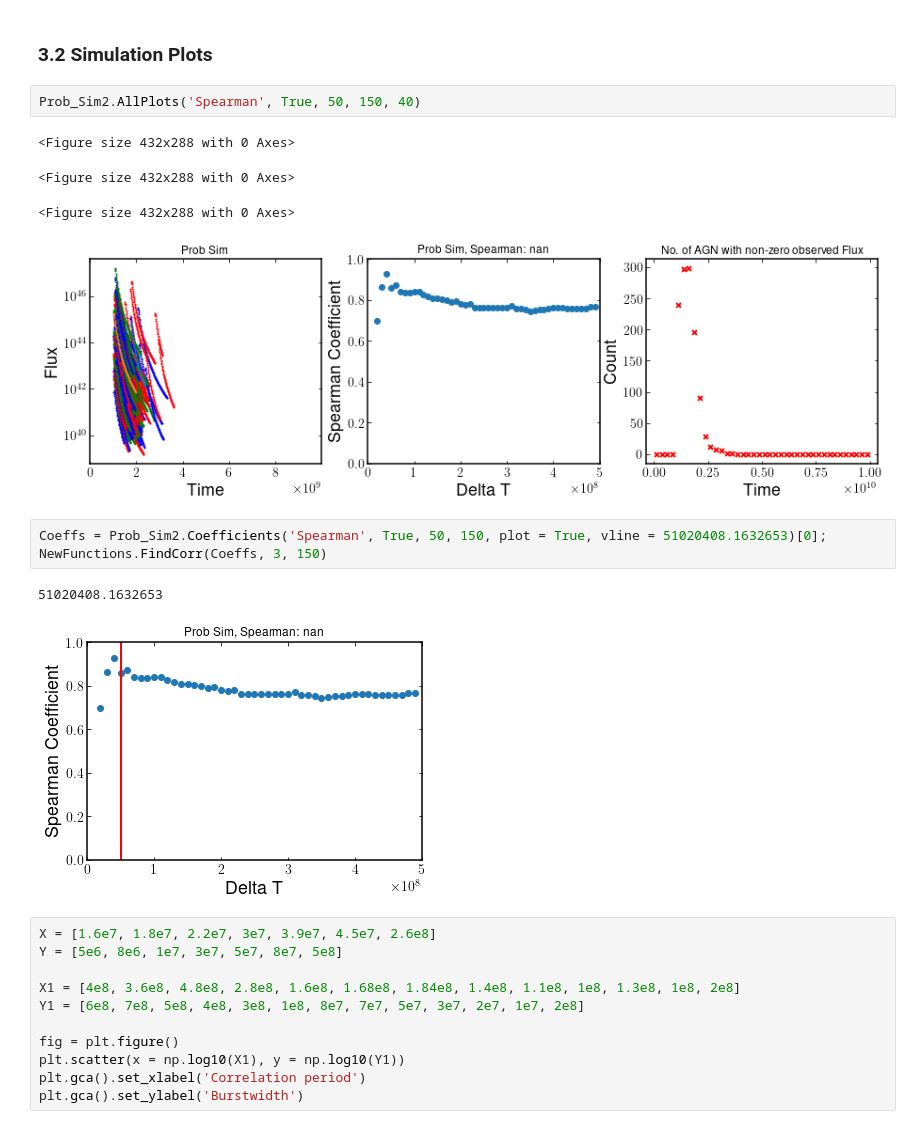
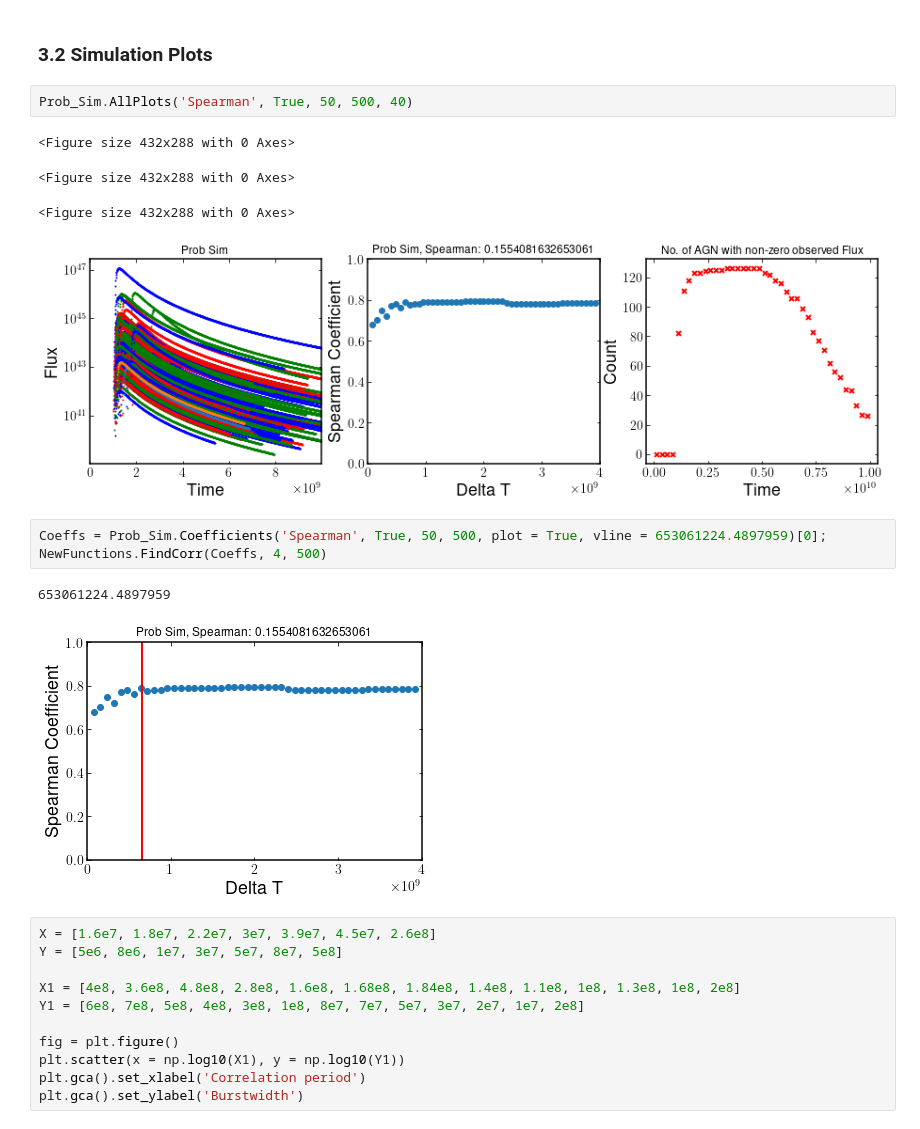
Before and after one commit to jr832jtr/MPhys-Project, a Jupyter notebook: MPhys.ipynb, the cells around one changed output. Drawn from its saved outputs; the diff is of its cells as text.

```diff
--- a/MPhys.ipynb
+++ b/MPhys.ipynb
@@ -126,18 +126,18 @@ Prob_Sim.msigma()
 # %% [markdown]
 ### 3.2 Simulation Plots
 # %%
-Prob_Sim2.AllPlots('Spearman', True, 50, 150, 40)
+Prob_Sim.AllPlots('Spearman', True, 50, 500, 40)
 # %% [output]
 <Figure size 432x288 with 0 Axes>
 <Figure size 432x288 with 0 Axes>
 <Figure size 432x288 with 0 Axes>
-[figure, old version]
+[figure, new version]
 # %%
-Coeffs = Prob_Sim2.Coefficients('Spearman', True, 50, 150, plot = True, vline = 51020408.1632653)[0];
-NewFunctions.FindCorr(Coeffs, 3, 150)
+Coeffs = Prob_Sim.Coefficients('Spearman', True, 50, 500, plot = True, vline = 653061224.4897959)[0];
+NewFunctions.FindCorr(Coeffs, 4, 500)
 # %% [output]
-51020408.1632653
+653061224.4897959
-[figure, old version]
+[figure, new version]
 # %%
 X = [1.6e7, 1.8e7, 2.2e7, 3e7, 3.9e7, 4.5e7, 2.6e8]
 Y = [5e6, 8e6, 1e7, 3e7, 5e7, 8e7, 5e8]
```
Also changed, not shown: parts of 8 cells of this notebook.
